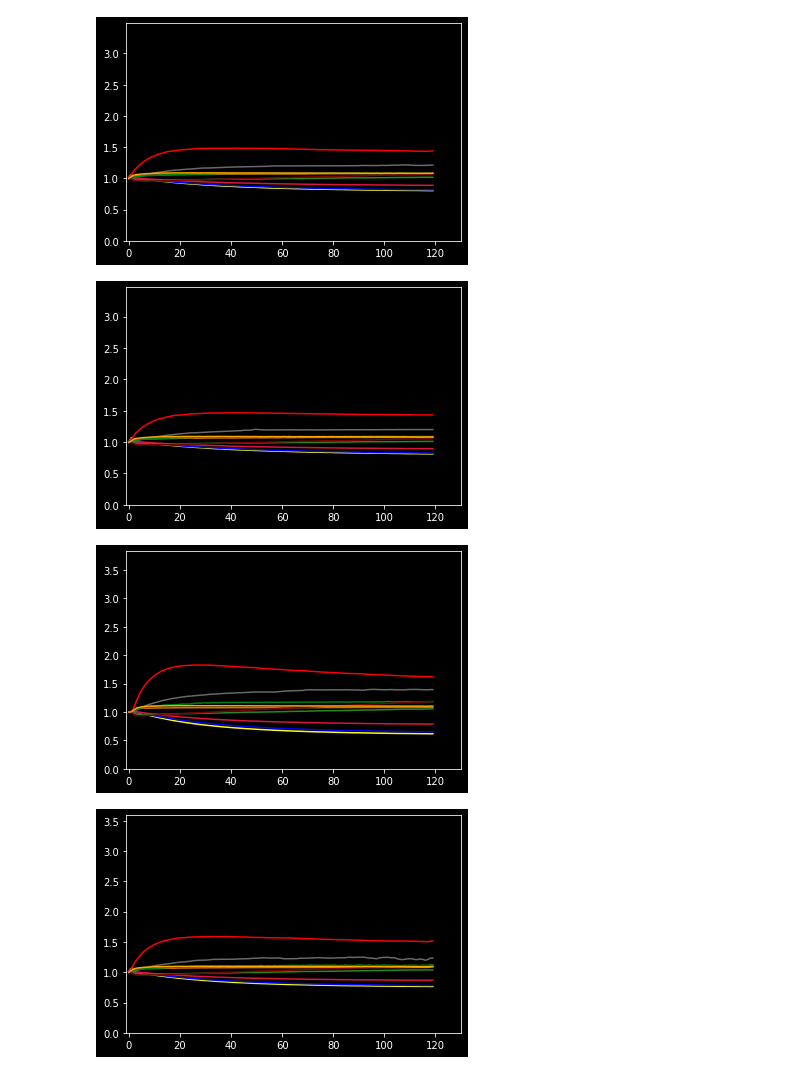
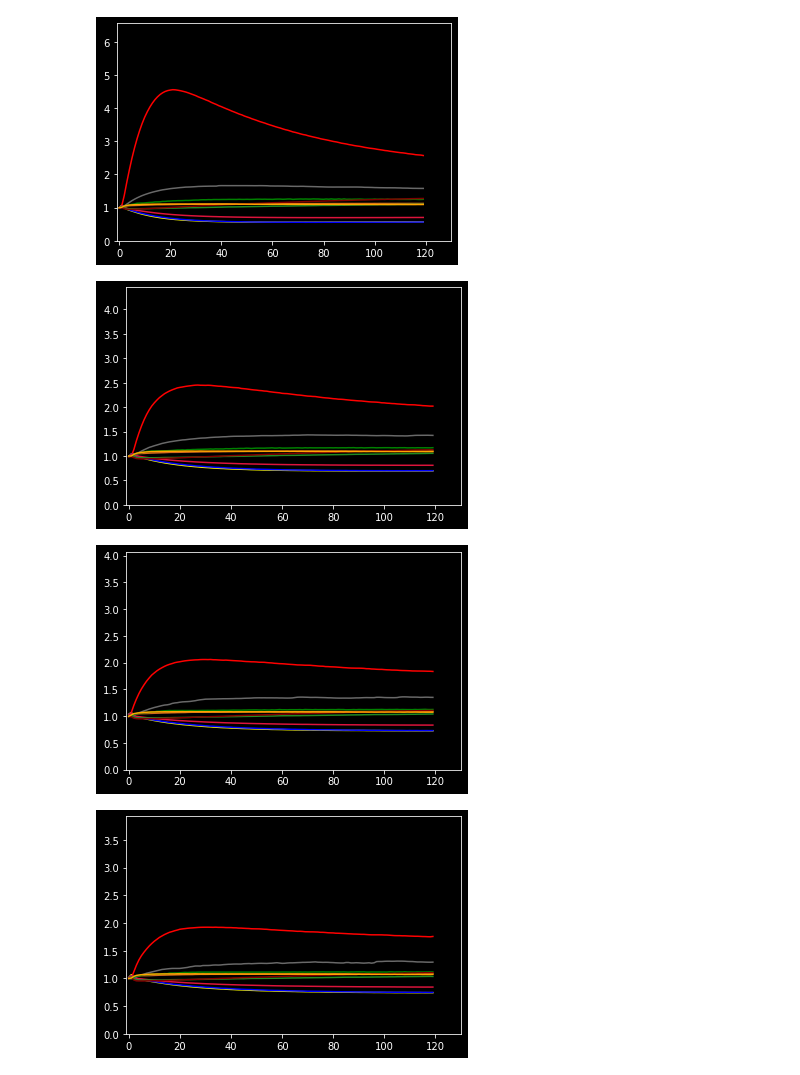
Before and after one commit to 19120332843/learning_python, a Jupyter notebook: e-nose-cnn/csv2picture.ipynb, the cells around one changed output. Saved outputs shown, nothing was run; the diff lists cells and outputs as text; code cells hidden in the pictures.

```diff
--- a/e-nose-cnn/csv2picture.ipynb
+++ b/e-nose-cnn/csv2picture.ipynb
@@ -22,58 +22,42 @@ def listdir(path, list_name):  # 传入存储的list
             list_name.append(file_path)
 
 file_paths = []
-listdir("F:\\gitworkspace\\python\\e-nose-cnn\\test\\all_csv\\1", file_paths)
+listdir("F:\\gitworkspace\\python\\e-nose-cnn\\nos-data\\3times7class\\binglang\\3", file_paths)
 
 for i in file_paths:
     pic = pd.read_csv(i)
-    # print(pic)
-
-    # print(pic.max().max())
-
-    # data = range(10)
-    # data = pd.DataFrame(data)
-    # data = data.values
-    # data = list(map(list,zip(*data)))
-    # data = pd.DataFrame(data)
-    # data.to_csv(os.path.join("F:\\gitworkspace\\python\\e-nose-cnn\\draw\\train\\1", "new1.csv"), encoding='utf_8_sig', index=False, header=0)
-    #draw\train\1
-    # pic.to_csv(os.path.join("F:\\gitworkspace\\python\\e-nose-cnn\\draw\\test\\1", "new1.csv"), encoding='utf_8_sig',index=False, header=0, mode = 'a+')
-
-    # pic = pd.read_csv("F:\\gitworkspace\\python\\e-nose-cnn\\draw_test\\new1.csv")
-
-    # print(pic)
 
     x = np.arange(0, 120, 1)
 
     y0 = pic['0']
     y1 = pic['1']
     y2 = pic['2']
     y3 = pic['3']
     y4 = pic['4']
     y5 = pic['5']
     y6 = pic['6']
     y7 = pic['7']
     y8 = pic['8']
     y9 = pic['9']
 
     plt.xlim(-1, 130)
     plt.ylim(0, pic.max().max() + 2)
 
     plt.plot(x, y0, 'yellow')
     plt.plot(x, y1, 'red')
     plt.plot(x, y2, 'blue')
     plt.plot(x, y3, 'chocolate')
     plt.plot(x, y4, 'crimson')
     plt.plot(x, y5, 'dimgray')
     plt.plot(x, y6, 'forestgreen')
     plt.plot(x, y7, 'green')
     plt.plot(x, y8, 'maroon')
     plt.plot(x, y9, 'orange')
 
     plt.show()
     #plt.savefig("F:\\gitworkspace\\python\\e-nose-cnn\\draw\\train\\1\\")
 # %% [output]
-[figure, old version]
+[figure, new version]
-[figure, old version]
+[figure, new version]
-[figure, old version]
+[figure, new version]
-[figure, old version]
+[figure, new version]
```
Also changed, not shown: parts of 1 cell of this notebook, 12 other files.
